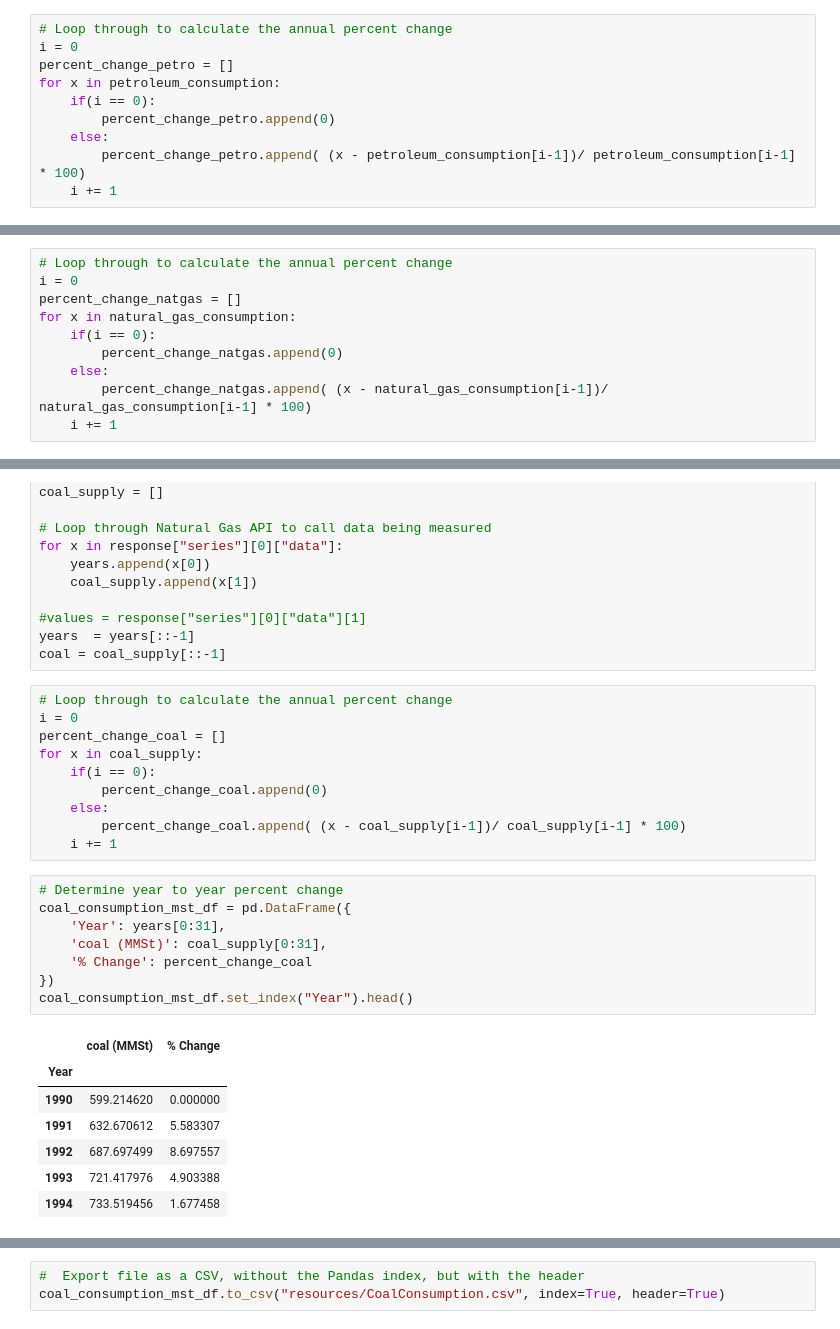
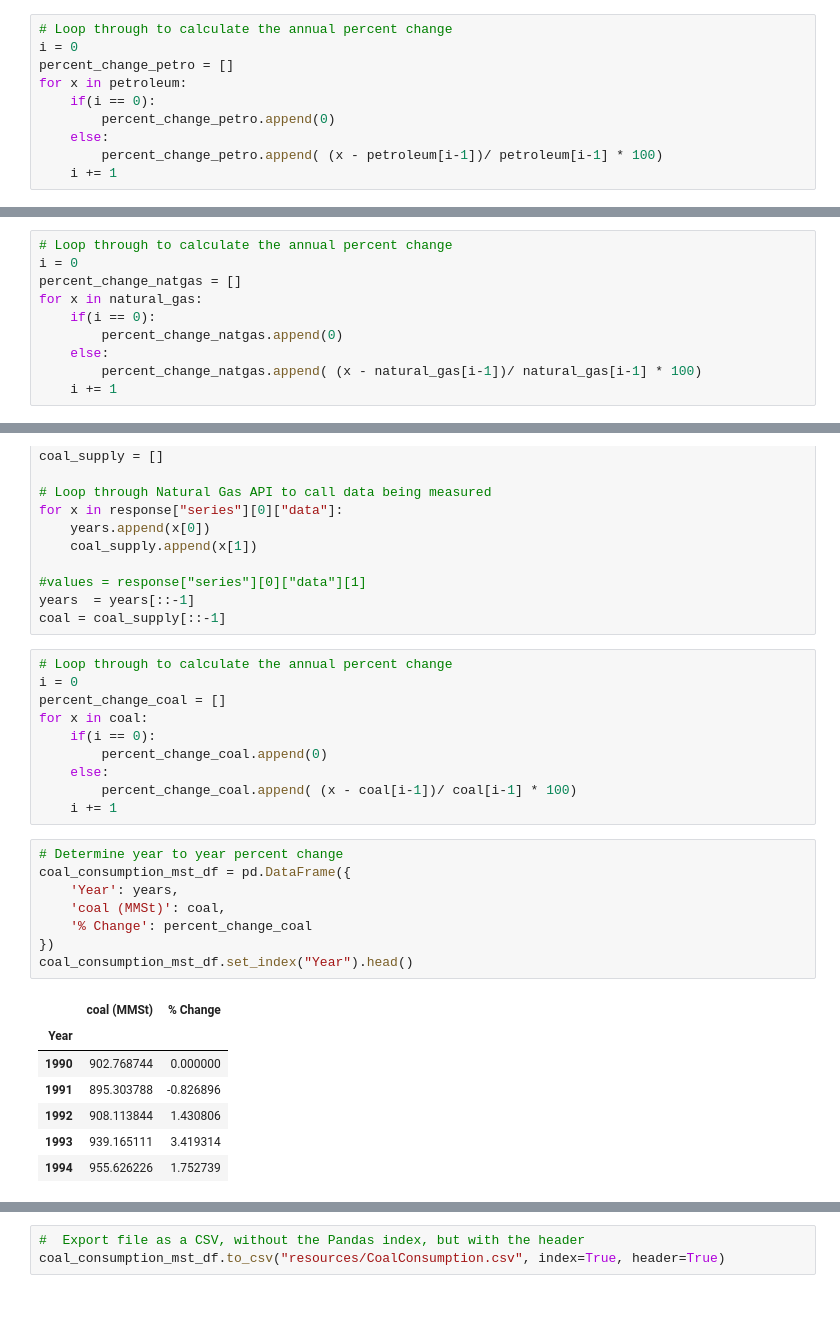
Before and after one commit to us-energy-analysis/Energy-analysis, a Jupyter notebook: USFossilFuelConsumption.ipynb, the cells around one changed output, grey strips where cells are left out. Cells and saved outputs as stored; diff of their text form.

```diff
--- a/USFossilFuelConsumption.ipynb
+++ b/USFossilFuelConsumption.ipynb
@@ -36,11 +36,11 @@ petroleum = petroleum_consumption[::-1]
 # Loop through to calculate the annual percent change
 i = 0
 percent_change_petro = []
-for x in petroleum_consumption:
+for x in petroleum:
     if(i == 0):
         percent_change_petro.append(0)
     else:
-        percent_change_petro.append( (x - petroleum_consumption[i-1])/ petroleum_consumption[i-1] * 100)
+        percent_change_petro.append( (x - petroleum[i-1])/ petroleum[i-1] * 100)
     i += 1
 # %%
 # Create DataFrame displaying annual percent change
@@ -121,11 +132,11 @@ natural_gas = natural_gas_consumption[::-1]
 # Loop through to calculate the annual percent change
 i = 0
 percent_change_natgas = []
-for x in natural_gas_consumption:
+for x in natural_gas:
     if(i == 0):
         percent_change_natgas.append(0)
     else:
-        percent_change_natgas.append( (x - natural_gas_consumption[i-1])/ natural_gas_consumption[i-1] * 100)
+        percent_change_natgas.append( (x - natural_gas[i-1])/ natural_gas[i-1] * 100)
     i += 1
 # %%
 # Determine year to year percent change
@@ -202,28 +213,28 @@ coal = coal_supply[::-1]
 # Loop through to calculate the annual percent change
 i = 0
 percent_change_coal = []
-for x in coal_supply:
+for x in coal:
     if(i == 0):
         percent_change_coal.append(0)
     else:
-        percent_change_coal.append( (x - coal_supply[i-1])/ coal_supply[i-1] * 100)
+        percent_change_coal.append( (x - coal[i-1])/ coal[i-1] * 100)
     i += 1
 # %%
 # Determine year to year percent change
 coal_consumption_mst_df = pd.DataFrame({
-    'Year': years[0:31],
-    'coal (MMSt)': coal_supply[0:31],
+    'Year': years,
+    'coal (MMSt)': coal,
     '% Change': percent_change_coal
 })
 coal_consumption_mst_df.set_index("Year").head()
 # %% [output]
 |  | coal (MMSt) | % Change |
 | Year |  |  |
-| 1990 | 599.214620 | 0.000000 |
-| 1991 | 632.670612 | 5.583307 |
-| 1992 | 687.697499 | 8.697557 |
-| 1993 | 721.417976 | 4.903388 |
-| 1994 | 733.519456 | 1.677458 |
+| 1990 | 902.768744 | 0.000000 |
+| 1991 | 895.303788 | -0.826896 |
+| 1992 | 908.113844 | 1.430806 |
+| 1993 | 939.165111 | 3.419314 |
+| 1994 | 955.626226 | 1.752739 |
 # %%
 # Calculate average percent change
 coal_consumption_mst_df.mean()
```
Also changed, not shown: parts of 12 cells of this notebook.
